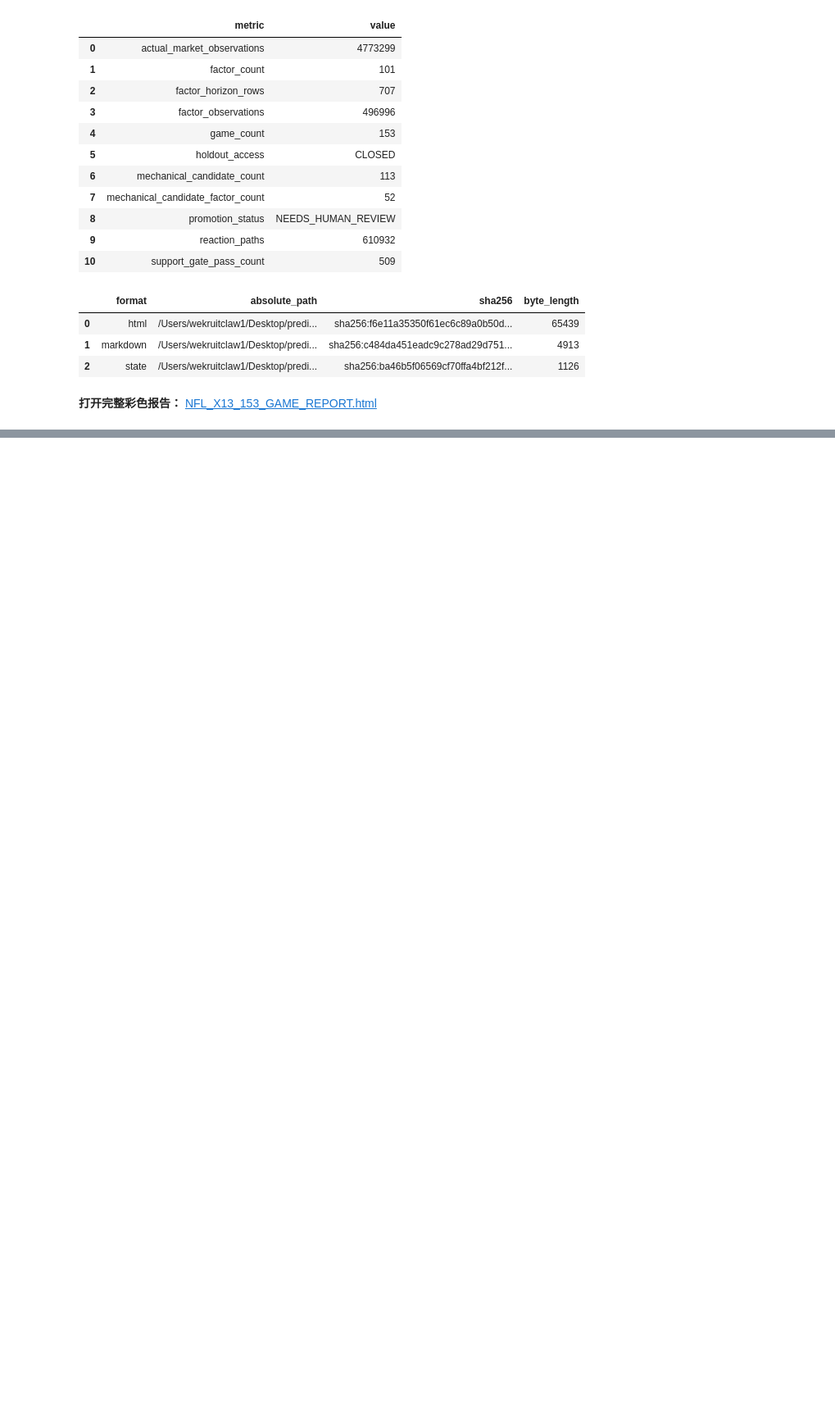
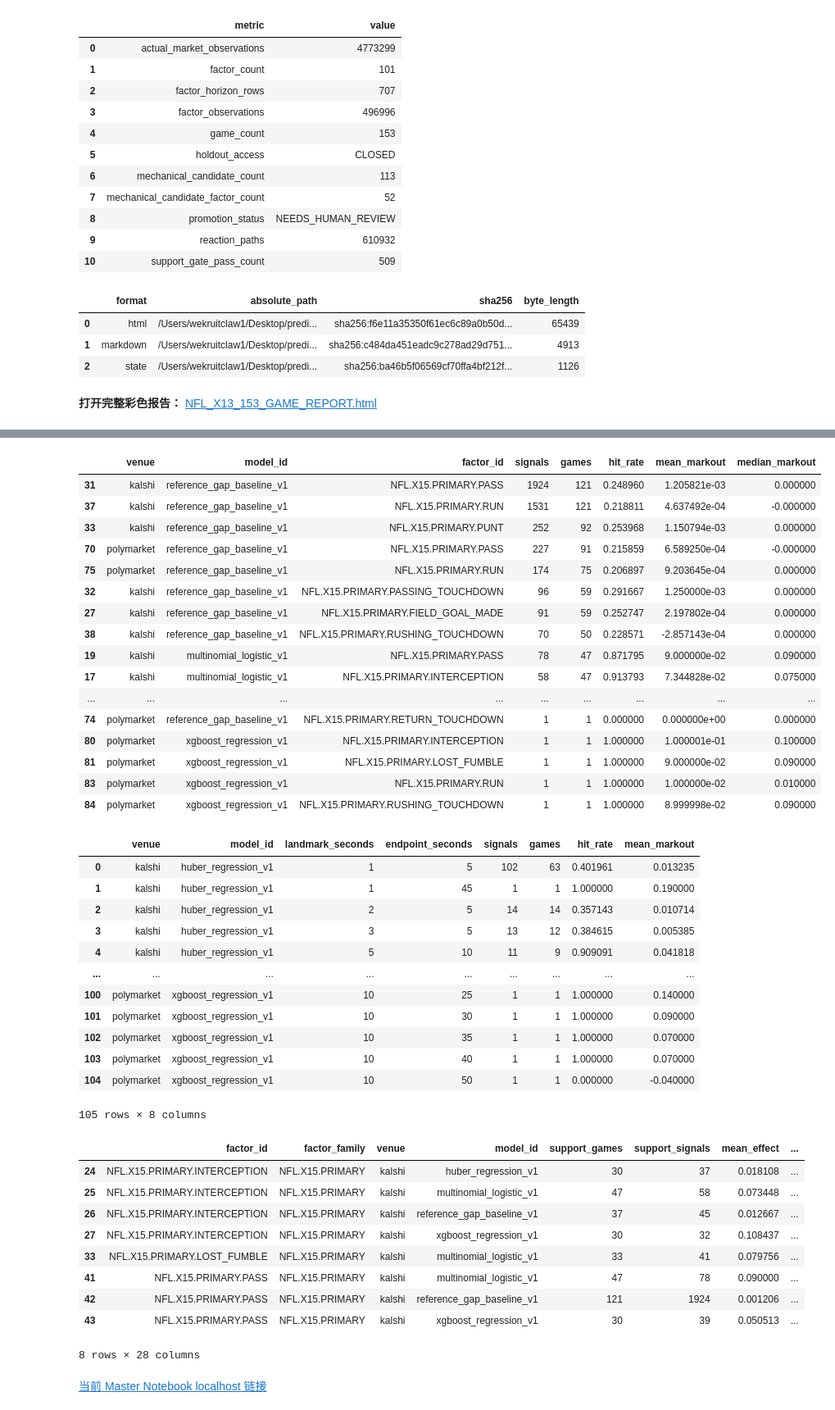
Before and after one commit to WeKruit/SAF, a Jupyter notebook: notebooks/nfl-factor-lab/NFL_Factor_Lab_Master.ipynb, the cells around one changed output, grey strips where cells are left out. Shown at 82% size. Drawn from its saved outputs; the diff is of its cells as text; code cells hidden in the pictures; blank space fills up the shorter version.

Commit message:
feat: add NFL X-15 taker signal research

```diff
--- a/notebooks/nfl-factor-lab/NFL_Factor_Lab_Master.ipynb
+++ b/notebooks/nfl-factor-lab/NFL_Factor_Lab_Master.ipynb
@@ -2776,0 +2854,75 @@ display(workbench_zone_link("Audit", "#audit"))
+# %%
+x15_event_summary_df = (
+    x15_evaluated_signals_df.groupby(["venue", "model_id", "factor_id"], as_index=False)
+    .agg(
+        signals=("episode_id", "size"),
+        games=("game_id", "nunique"),
+        hit_rate=("gross_markout", lambda values: (values > 0).mean()),
+        mean_markout=("gross_markout", "mean"),
+        median_markout=("gross_markout", "median"),
+    )
+    .sort_values(["games", "signals"], ascending=False)
+)
+x15_landmark_endpoint_df = (
+    x15_evaluated_signals_df.groupby(
+        ["venue", "model_id", "landmark_seconds", "endpoint_seconds"],
+        as_index=False,
+    )
+    .agg(
+        signals=("episode_id", "size"),
+        games=("game_id", "nunique"),
+        hit_rate=("gross_markout", lambda values: (values > 0).mean()),
+        mean_markout=("gross_markout", "mean"),
+    )
+)
+display(x15_event_summary_df.head(100))
+display(x15_landmark_endpoint_df)
+display(x15_signal_statistics_df.loc[
+    x15_signal_statistics_df["individual_statistical_gate"]
+].sort_values(["factor_id", "venue", "model_id"]))
+display(HTML(
+    '<a href="http://127.0.0.1:8890/lab/tree/notebooks/nfl-factor-lab/NFL_Factor_Lab_Master.ipynb">'
+    '当前 Master Notebook localhost 链接</a>'
+))
+# %% [output]
+|  | venue | model_id | factor_id | signals | games | hit_rate | mean_markout | median_markout |
+| 31 | kalshi | reference_gap_baseline_v1 | NFL.X15.PRIMARY.PASS | 1924 | 121 | 0.248960 | 1.205821e-03 | 0.000000 |
+| 37 | kalshi | reference_gap_baseline_v1 | NFL.X15.PRIMARY.RUN | 1531 | 121 | 0.218811 | 4.637492e-04 | -0.000000 |
+| 33 | kalshi | reference_gap_baseline_v1 | NFL.X15.PRIMARY.PUNT | 252 | 92 | 0.253968 | 1.150794e-03 | 0.000000 |
+| 70 | polymarket | reference_gap_baseline_v1 | NFL.X15.PRIMARY.PASS | 227 | 91 | 0.215859 | 6.589250e-04 | -0.000000 |
+| 75 | polymarket | reference_gap_baseline_v1 | NFL.X15.PRIMARY.RUN | 174 | 75 | 0.206897 | 9.203645e-04 | 0.000000 |
+| 32 | kalshi | reference_gap_baseline_v1 | NFL.X15.PRIMARY.PASSING_TOUCHDOWN | 96 | 59 | 0.291667 | 1.250000e-03 | 0.000000 |
+| 27 | kalshi | reference_gap_baseline_v1 | NFL.X15.PRIMARY.FIELD_GOAL_MADE | 91 | 59 | 0.252747 | 2.197802e-04 | 0.000000 |
+| 38 | kalshi | reference_gap_baseline_v1 | NFL.X15.PRIMARY.RUSHING_TOUCHDOWN | 70 | 50 | 0.228571 | -2.857143e-04 | 0.000000 |
+| 19 | kalshi | multinomial_logistic_v1 | NFL.X15.PRIMARY.PASS | 78 | 47 | 0.871795 | 9.000000e-02 | 0.090000 |
+| 17 | kalshi | multinomial_logistic_v1 | NFL.X15.PRIMARY.INTERCEPTION | 58 | 47 | 0.913793 | 7.344828e-02 | 0.075000 |
+| ... | ... | ... | ... | ... | ... | ... | ... | ... |
+| 74 | polymarket | reference_gap_baseline_v1 | NFL.X15.PRIMARY.RETURN_TOUCHDOWN | 1 | 1 | 0.000000 | 0.000000e+00 | 0.000000 |
+| 80 | polymarket | xgboost_regression_v1 | NFL.X15.PRIMARY.INTERCEPTION | 1 | 1 | 1.000000 | 1.000001e-01 | 0.100000 |
+| 81 | polymarket | xgboost_regression_v1 | NFL.X15.PRIMARY.LOST_FUMBLE | 1 | 1 | 1.000000 | 9.000000e-02 | 0.090000 |
+| 83 | polymarket | xgboost_regression_v1 | NFL.X15.PRIMARY.RUN | 1 | 1 | 1.000000 | 1.000000e-02 | 0.010000 |
+| 84 | polymarket | xgboost_regression_v1 | NFL.X15.PRIMARY.RUSHING_TOUCHDOWN | 1 | 1 | 1.000000 | 8.999998e-02 | 0.090000 |
+|  | venue | model_id | landmark_seconds | endpoint_seconds | signals | games | hit_rate | mean_markout |
+| 0 | kalshi | huber_regression_v1 | 1 | 5 | 102 | 63 | 0.401961 | 0.013235 |
+| 1 | kalshi | huber_regression_v1 | 1 | 45 | 1 | 1 | 1.000000 | 0.190000 |
+| 2 | kalshi | huber_regression_v1 | 2 | 5 | 14 | 14 | 0.357143 | 0.010714 |
+| 3 | kalshi | huber_regression_v1 | 3 | 5 | 13 | 12 | 0.384615 | 0.005385 |
+| 4 | kalshi | huber_regression_v1 | 5 | 10 | 11 | 9 | 0.909091 | 0.041818 |
+| ... | ... | ... | ... | ... | ... | ... | ... | ... |
+| 100 | polymarket | xgboost_regression_v1 | 10 | 25 | 1 | 1 | 1.000000 | 0.140000 |
+| 101 | polymarket | xgboost_regression_v1 | 10 | 30 | 1 | 1 | 1.000000 | 0.090000 |
+| 102 | polymarket | xgboost_regression_v1 | 10 | 35 | 1 | 1 | 1.000000 | 0.070000 |
+| 103 | polymarket | xgboost_regression_v1 | 10 | 40 | 1 | 1 | 1.000000 | 0.070000 |
+| 104 | polymarket | xgboost_regression_v1 | 10 | 50 | 1 | 1 | 0.000000 | -0.040000 |
+105 rows × 8 columns
+|  | factor_id | factor_family | venue | model_id | support_games | support_signals | mean_effect | ... |
+| 24 | NFL.X15.PRIMARY.INTERCEPTION | NFL.X15.PRIMARY | kalshi | huber_regression_v1 | 30 | 37 | 0.018108 | ... |
+| 25 | NFL.X15.PRIMARY.INTERCEPTION | NFL.X15.PRIMARY | kalshi | multinomial_logistic_v1 | 47 | 58 | 0.073448 | ... |
+| 26 | NFL.X15.PRIMARY.INTERCEPTION | NFL.X15.PRIMARY | kalshi | reference_gap_baseline_v1 | 37 | 45 | 0.012667 | ... |
+| 27 | NFL.X15.PRIMARY.INTERCEPTION | NFL.X15.PRIMARY | kalshi | xgboost_regression_v1 | 30 | 32 | 0.108437 | ... |
+| 33 | NFL.X15.PRIMARY.LOST_FUMBLE | NFL.X15.PRIMARY | kalshi | multinomial_logistic_v1 | 33 | 41 | 0.079756 | ... |
+| 41 | NFL.X15.PRIMARY.PASS | NFL.X15.PRIMARY | kalshi | multinomial_logistic_v1 | 47 | 78 | 0.090000 | ... |
+| 42 | NFL.X15.PRIMARY.PASS | NFL.X15.PRIMARY | kalshi | reference_gap_baseline_v1 | 121 | 1924 | 0.001206 | ... |
+| 43 | NFL.X15.PRIMARY.PASS | NFL.X15.PRIMARY | kalshi | xgboost_regression_v1 | 30 | 39 | 0.050513 | ... |
+8 rows × 28 columns
+当前 Master Notebook localhost 链接
```
Also changed, not shown: parts of 38 cells of this notebook, 24 other files.
